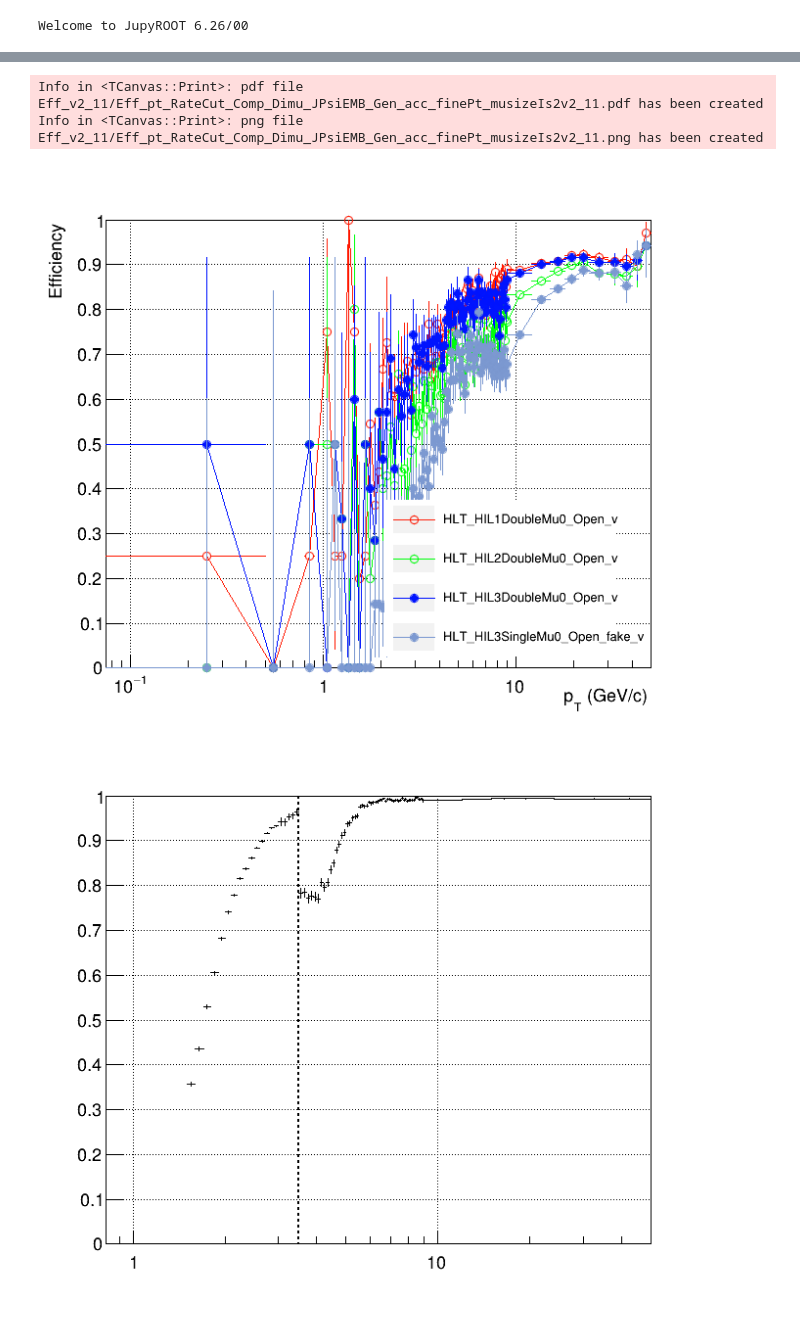
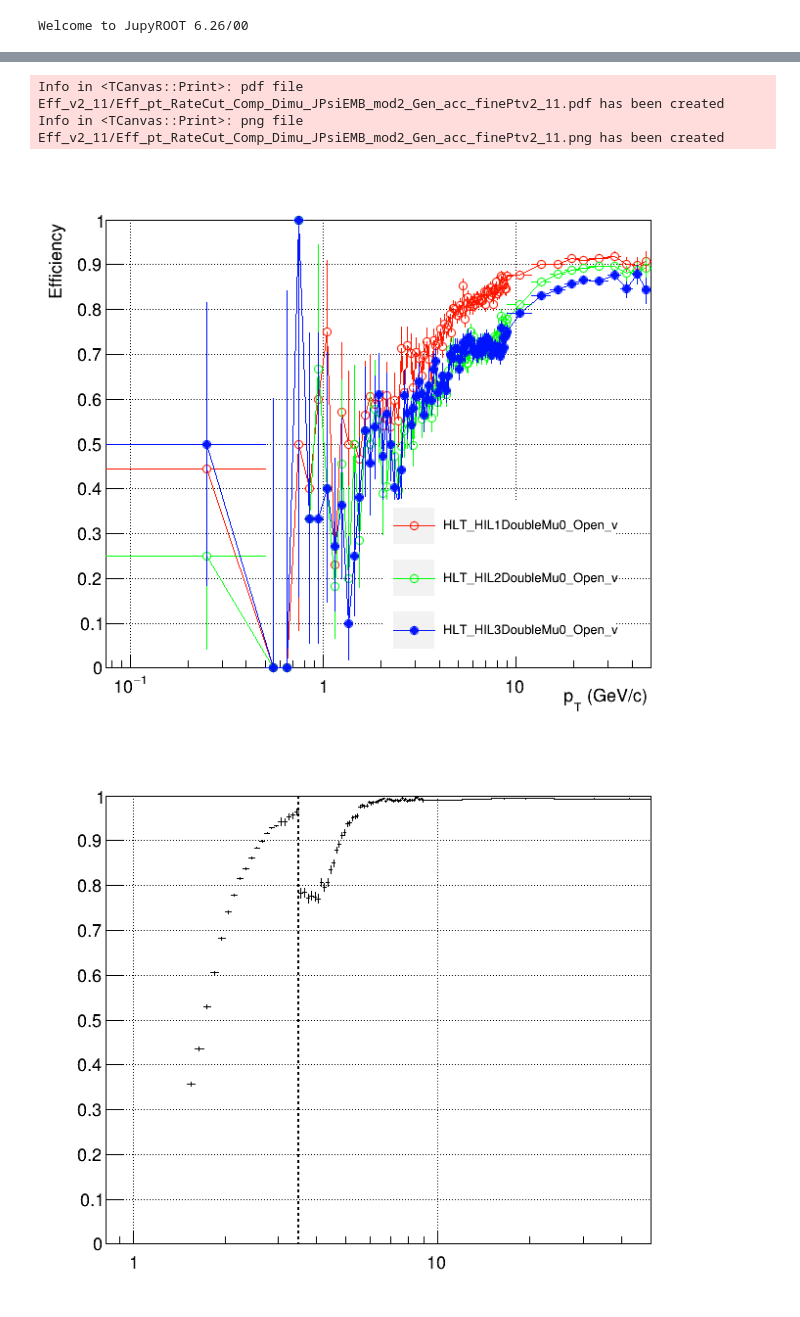
Before and after one commit to vince502/EffCalc, a Jupyter notebook: JPsi_pT_0p5to50_inspection.ipynb, the cells around one changed output, grey strips where cells are left out. Cells and saved outputs as stored; diff of their text form; code cells hidden in the pictures.

```diff
--- a/JPsi_pT_0p5to50_inspection.ipynb
+++ b/JPsi_pT_0p5to50_inspection.ipynb
@@ -46,15 +46,20 @@ def getcolorOne(i, j) :
 # pltdir = "Eff_%s" % ver1
 # head = "JPsiEMB"; ver = head + "_Gen_acc_finePt_musizeIs2" + ver1;
 
-f_out1 = TFile.Open("output_pTHat2_JPsiEMB_v2_11_GenMatched_muSizeIs2_fakeL1.root")
+# f_out1 = TFile.Open("output_pTHat2_JPsiEMB_v2_11_GenMatched_muSizeIs2_fakeL1.root")
+# ver1 = "v2_11"
+# pltdir = "Eff_%s" % ver1
+# head = "JPsiEMB"; ver = head + "_Gen_acc_finePt_musizeIs2" + ver1;
+
+f_out1 = TFile.Open("output_pTHat2_JPsiEMB_v2_11_mod2_GenMatched_fakeL1.root")
 ver1 = "v2_11"
 pltdir = "Eff_%s" % ver1
-head = "JPsiEMB"; ver = head + "_Gen_acc_finePt_musizeIs2" + ver1;
+head = "JPsiEMB_mod2"; ver = head + "_Gen_acc_finePt" + ver1;
 
-# f_out1 = TFile.Open("output_pTHat2_JPsi_v2_11_GenMatched_muSizeIs2.root")
+# f_out1 = TFile.Open("output_pTHat2_JPsi_v2_11_GenMatched.root")
 # ver1 = "v2_11"
 # pltdir = "Eff_%s" % ver1
-# head = "JPsi"; ver = head + "_Dimu_Gen_acc_finePt_musizeIs2" + ver1;
+# head = "JPsi"; ver = head + "_Dimu_Gen_acc_finePt" + ver1;
 
 # f_out1 = TFile.Open("output_UpsiEMB_v2_11_GENMatched_accJpsi_muSize2.root")
 # ver1 = "v2_11"
@@ -153,34 +158,37 @@ Info in <TCanvas::Print>: png file Eff_v2_11/Eff_pt_RateCut_Comp_Simu_JPsi_Dimu_
 # %%
 canv.Clear
 leg.SetNColumns(1)
 leg.SetTextSize(0.024)
 leg.SetX1(0.51);leg.SetX2(0.85);leg.SetY1(0.12);leg.SetY2(0.4);
 leg.Clear()
 #canv, leg = DrawTrigSeq(f_out1.Get("L1DoubleMuOpen"), 'pt', canv, _col = 221, _leg = leg, _disc = "L1DoubleMuOpen v2-6")
 #canv, leg = DrawTrigSeq(f_out1.Get("L1DoubleMuZero"), 'pt', canv, _and = True, _col = 221, _leg = leg, _disc = "L1DoubleMuZero v2-6")
 #canv, leg = DrawTrigSeq(f_out1.Get("L1DoubleMuSQ"), 'pt', canv, _and = True, _col = 208, _leg = leg, _disc = "L1DoubleMu SQ v2-6")
 hist1 = f_out1.Get("L1DoubleMuOpen/pt")
 hist2 = f_out1.Get("L2DoubleMuOpen/pt")
 hist3 = f_out1.Get("L3DoubleMuOpen/pt")
-hist4 = f_out1.Get("L3DoubleMuOpen_fake/pt")
+hist4 = f_out1.Get("L2DoubleMuOpen_fake/pt")
+hist5 = f_out1.Get("L3DoubleMuOpen_fake/pt")
+
 
 canv, leg = DrawTrigSeq(hist1, canv, _and = False, _col = getcolor(0), _leg = leg, _marker = 24, _disc = "HLT_HIL1DoubleMu0_Open_v")# %s" % ver1)# v2-7-mod1")
 canv, leg = DrawTrigSeq(hist2, canv, _and = True, _col = getcolor(10), _leg = leg, _marker = 24, _disc = "HLT_HIL2DoubleMu0_Open_v")# %s" % ver1)# v2-7-mod1")
 canv, leg = DrawTrigSeq(hist3, canv, _and = True, _col = getcolor(20), _leg = leg, _marker = 20, _disc = "HLT_HIL3DoubleMu0_Open_v")# %s" % ver1)# v2-7-mod1")
-canv, leg = DrawTrigSeq(hist4, canv, _and = True, _col = getcolor(30), _leg = leg, _marker = 20, _disc = "HLT_HIL3SingleMu0_Open_fake_v")# %s" % ver1)# v2-7-mod1")
+# canv, leg = DrawTrigSeq(hist4, canv, _and = True, _col = getcolor(30), _leg = leg, _marker = 20, _disc = "HLT_HIL2SingleMu0_Open_fake_v")# %s" % ver1)# v2-7-mod1")
+# canv, leg = DrawTrigSeq(hist5, canv, _and = True, _col = getcolor(2), _leg = leg, _marker = 20, _disc = "HLT_HIL3SingleMu0_Open_fake_v")# %s" % ver1)# v2-7-mod1")
 
 
 # canv, leg = DrawTrigSeq(f_leg.Get("HLT_HIL1DoubleMuOpen_v"), 'pt', canv, _and = True, _col = 2, _leg = leg, _disc = "HLT_HIL1DoubleMu0_Legacy_v")
 leg.DrawClone()
 canv.SetLogx()
 canv.Draw()
 canv.SaveAs("%s/Eff_pt_RateCut_Comp_Dimu_%s.pdf" % (pltdir, ver) )
 canv.SaveAs("%s/Eff_pt_RateCut_Comp_Dimu_%s.png" % (pltdir, ver) )
 leg.Clear()
 # %% [output]
-Info in <TCanvas::Print>: pdf file Eff_v2_11/Eff_pt_RateCut_Comp_Dimu_JPsiEMB_Gen_acc_finePt_musizeIs2v2_11.pdf has been created
-Info in <TCanvas::Print>: png file Eff_v2_11/Eff_pt_RateCut_Comp_Dimu_JPsiEMB_Gen_acc_finePt_musizeIs2v2_11.png has been created
+Info in <TCanvas::Print>: pdf file Eff_v2_11/Eff_pt_RateCut_Comp_Dimu_JPsiEMB_mod2_Gen_acc_finePtv2_11.pdf has been created
+Info in <TCanvas::Print>: png file Eff_v2_11/Eff_pt_RateCut_Comp_Dimu_JPsiEMB_mod2_Gen_acc_finePtv2_11.png has been created
-[figure, old version]
+[figure, new version]
 # %%
 canv.Clear()
 canv.cd()
```
Also changed, not shown: parts of 1 cell of this notebook, 7 other files.
